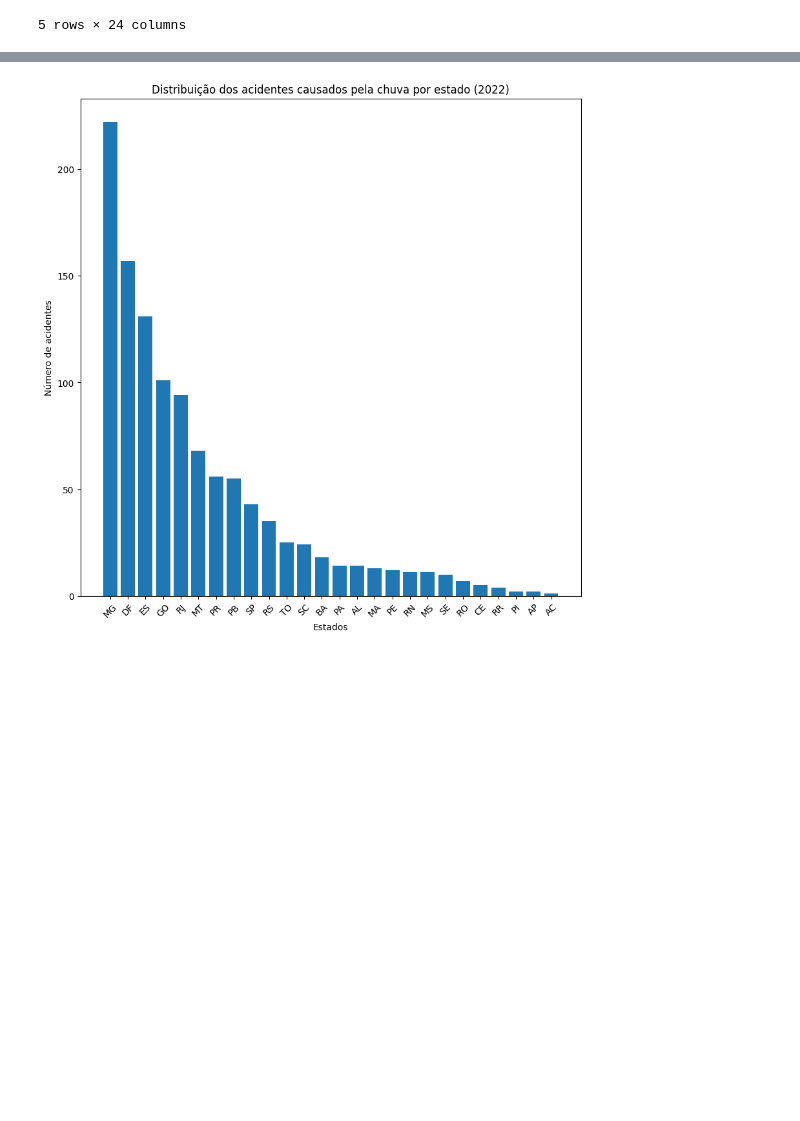
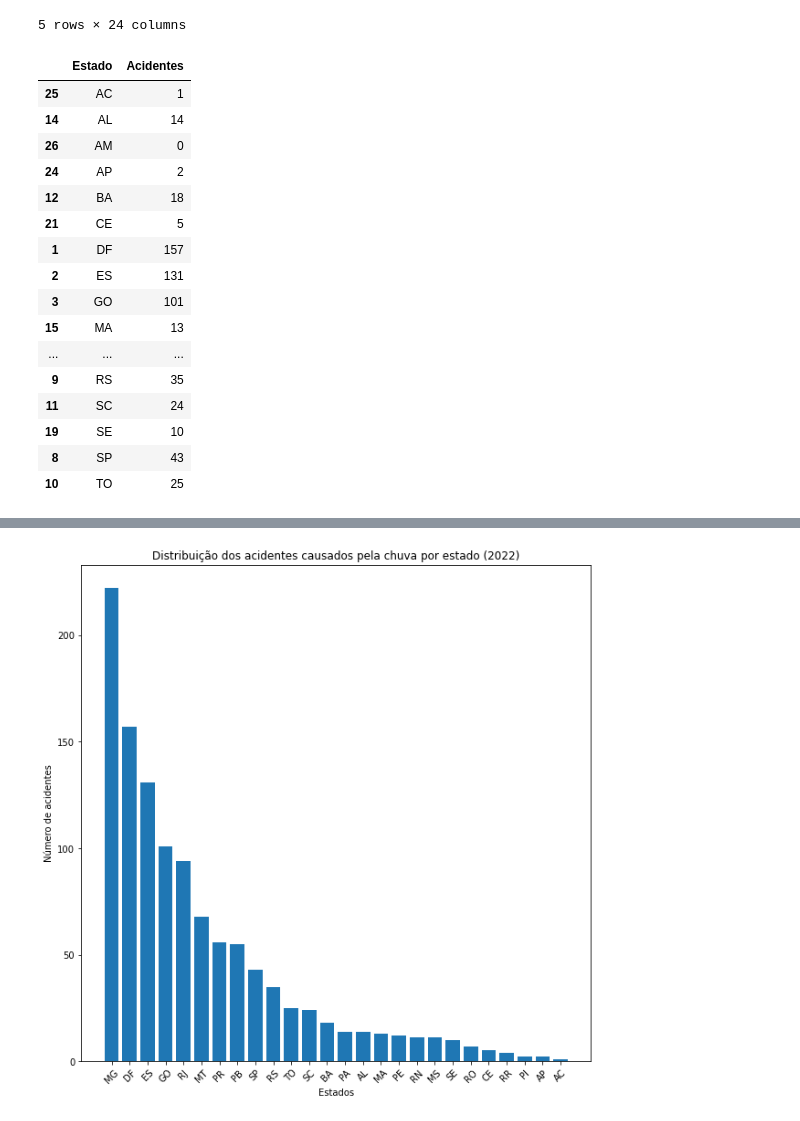
Before and after one commit to ciziks/traffic-accident-analysis, a Jupyter notebook: traffic-analysis.ipynb, the cells around one changed output, grey strips where cells are left out. Cells and saved outputs as stored; diff of their text form; code cells hidden in the pictures; blank space fills up the shorter version.

```diff
--- a/traffic-analysis.ipynb
+++ b/traffic-analysis.ipynb
@@ -119,0 +141,20 @@ df_chuva.head()
+# %%
+dados_grafico
+# %% [output]
+|  | Estado | Acidentes |
+| 25 | AC | 1 |
+| 14 | AL | 14 |
+| 26 | AM | 0 |
+| 24 | AP | 2 |
+| 12 | BA | 18 |
+| 21 | CE | 5 |
+| 1 | DF | 157 |
+| 2 | ES | 131 |
+| 3 | GO | 101 |
+| 15 | MA | 13 |
+| ... | ... | ... |
+| 9 | RS | 35 |
+| 11 | SC | 24 |
+| 19 | SE | 10 |
+| 8 | SP | 43 |
+| 10 | TO | 25 |
```
Also changed, not shown: parts of 8 cells of this notebook, 2 other files.
